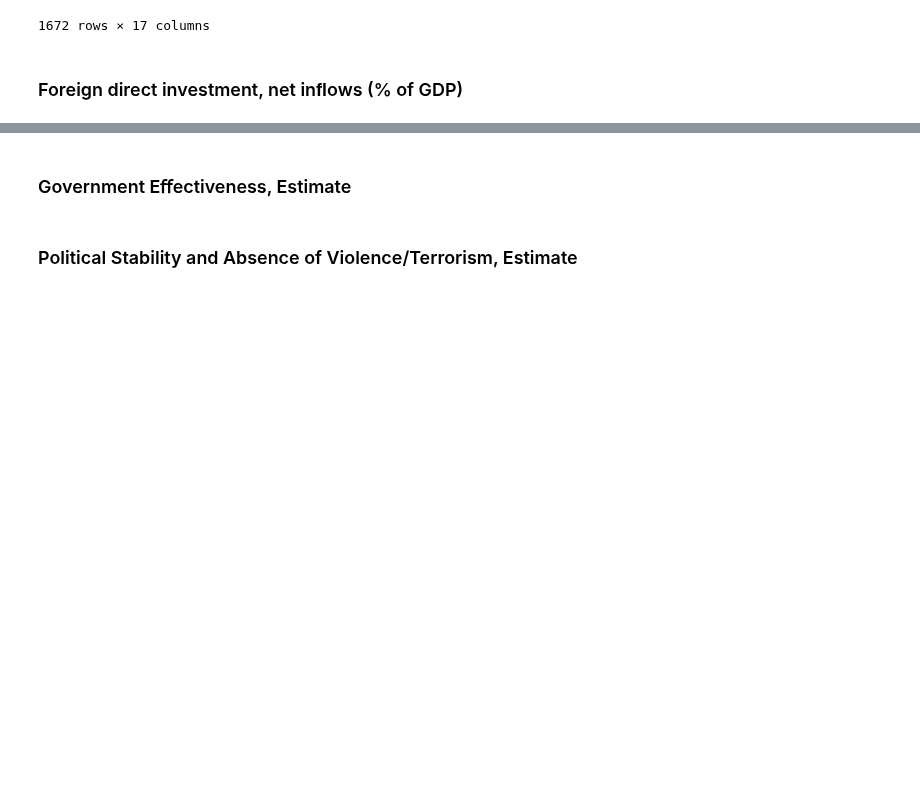
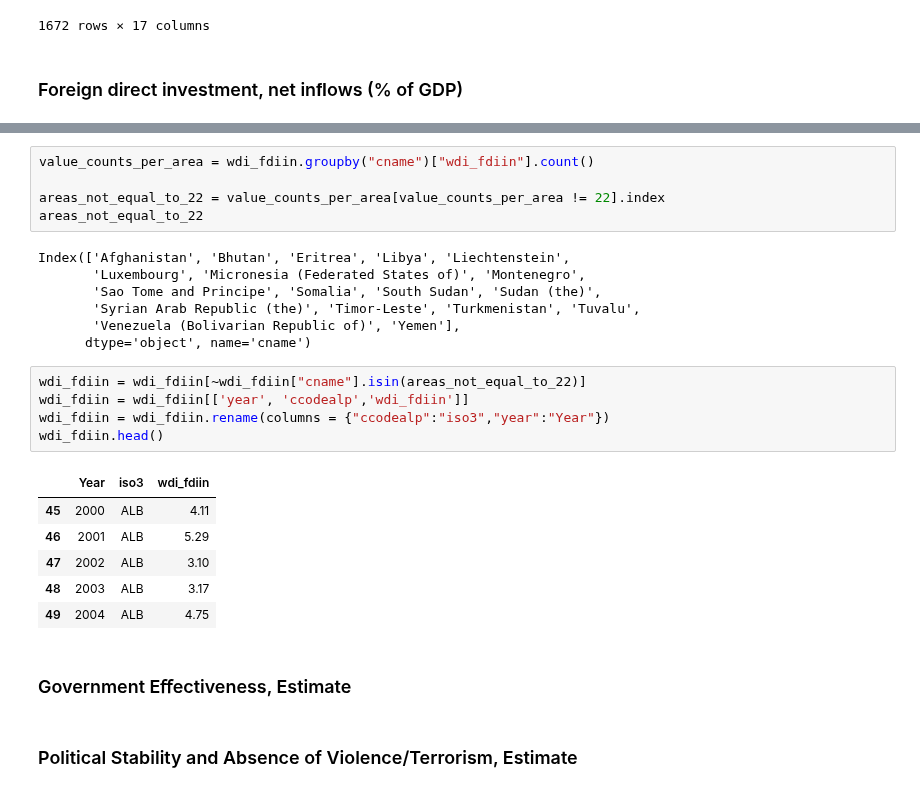
Before and after one commit to ZeliaDec/DataScience, a Jupyter notebook: Data_Notebook.ipynb, the cells around one changed output, grey strips where cells are left out. Saved outputs shown, nothing was run; the diff lists cells and outputs as text; blank space fills up the shorter version.

```diff
--- a/Data_Notebook.ipynb
+++ b/Data_Notebook.ipynb
@@ -1635,3 +1666,27 @@ HTTPError: HTTP Error 404: Not Found
+# %%
+value_counts_per_area = wdi_fdiin.groupby("cname")["wdi_fdiin"].count()
+
+areas_not_equal_to_22 = value_counts_per_area[value_counts_per_area != 22].index
+areas_not_equal_to_22
+# %% [output]
+Index(['Afghanistan', 'Bhutan', 'Eritrea', 'Libya', 'Liechtenstein',
+       'Luxembourg', 'Micronesia (Federated States of)', 'Montenegro',
+       'Sao Tome and Principe', 'Somalia', 'South Sudan', 'Sudan (the)',
+       'Syrian Arab Republic (the)', 'Timor-Leste', 'Turkmenistan', 'Tuvalu',
+       'Venezuela (Bolivarian Republic of)', 'Yemen'],
+      dtype='object', name='cname')
+# %%
+wdi_fdiin = wdi_fdiin[~wdi_fdiin["cname"].isin(areas_not_equal_to_22)]
+wdi_fdiin = wdi_fdiin[['year', 'ccodealp','wdi_fdiin']]
+wdi_fdiin = wdi_fdiin.rename(columns = {"ccodealp":"iso3","year":"Year"})
+wdi_fdiin.head()
+# %% [output]
+|  | Year | iso3 | wdi_fdiin |
+| 45 | 2000 | ALB | 4.11 |
+| 46 | 2001 | ALB | 5.29 |
+| 47 | 2002 | ALB | 3.10 |
+| 48 | 2003 | ALB | 3.17 |
+| 49 | 2004 | ALB | 4.75 |
 # %% [markdown]
 ### Government Eﬀectiveness, Estimate
 # %% [markdown]
```
Also changed, not shown: parts of 2 cells of this notebook, 3 other files.
